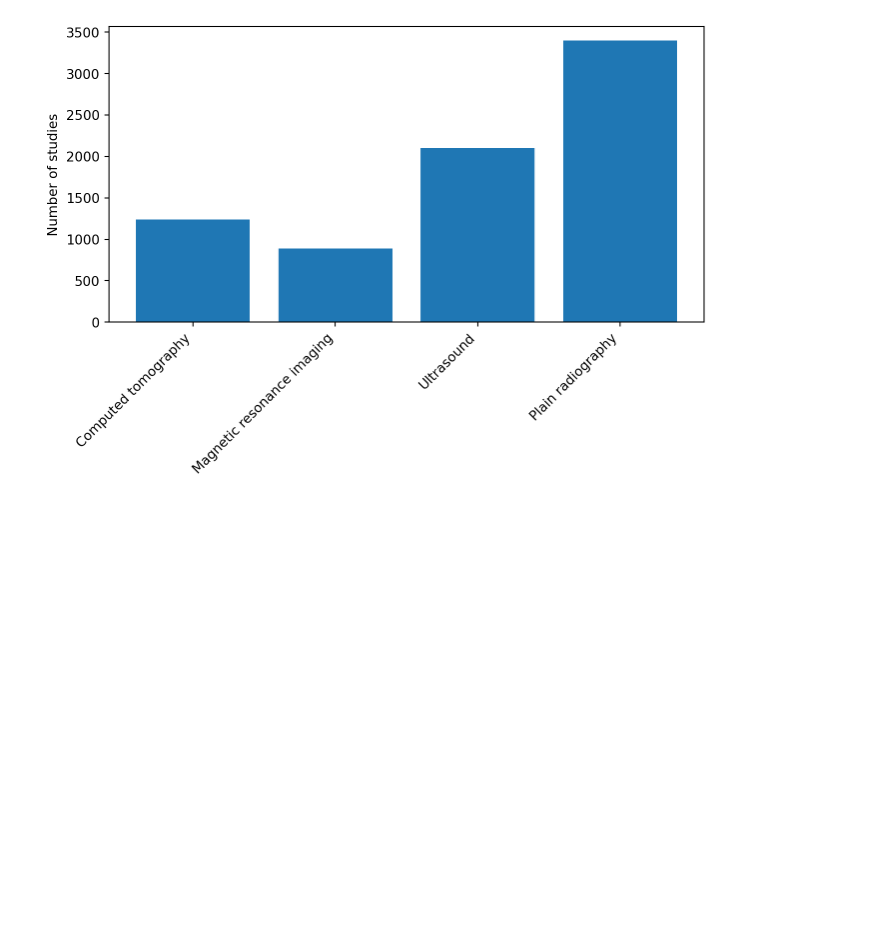
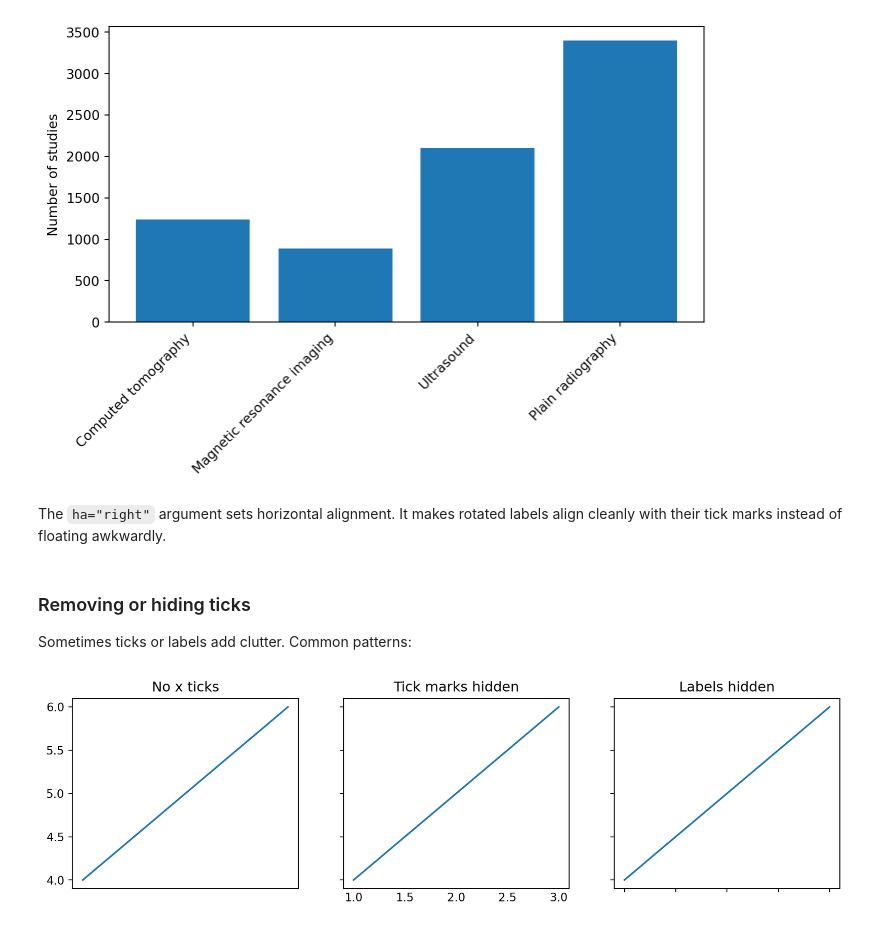
Before and after one commit to Lightbridge-KS/py-plot-notes, a Jupyter notebook: contents/matplotlib/m4-customization.ipynb, the cells around one changed output. Saved outputs shown, nothing was run; the diff lists cells and outputs as text; code cells hidden in the pictures; blank space fills up the shorter version.

```diff
--- a/contents/matplotlib/m4-customization.ipynb
+++ b/contents/matplotlib/m4-customization.ipynb
@@ -195,3 +195,27 @@ ax.set_ylabel("Number of studies")
 plt.show()
 # %% [output]
 [figure]
+# %% [markdown]
+The `ha="right"` argument sets horizontal alignment. It makes rotated labels align cleanly with their tick marks instead of floating awkwardly.
+# %% [markdown]
+### Removing or hiding ticks
+
+Sometimes ticks or labels add clutter. Common patterns:
+# %%
+fig, axes = plt.subplots(1, 3, figsize=(12, 3), sharey=True)
+
+for ax in axes:
+    ax.plot([1, 2, 3], [4, 5, 6])
+
+axes[0].set_title("No x ticks")
+axes[0].set_xticks([])
+
+axes[1].set_title("Tick marks hidden")
+axes[1].tick_params(axis="x", which="both", length=0)
+
+axes[2].set_title("Labels hidden")
+axes[2].tick_params(labelbottom=False)
+
+plt.show()
+# %% [output]
+[figure, added]
```
Also changed, not shown: parts of 32 cells of this notebook, 13 other files.
